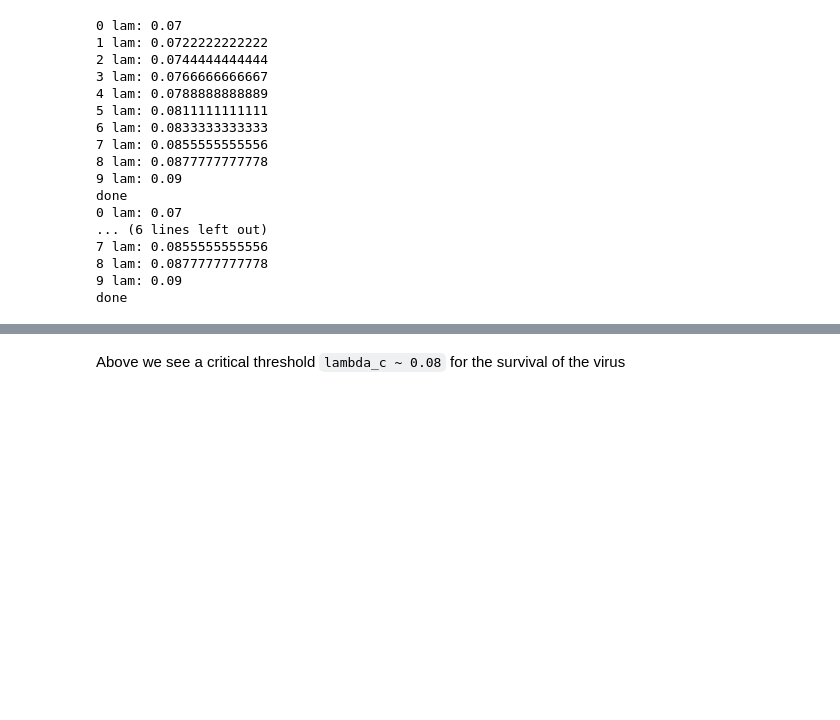
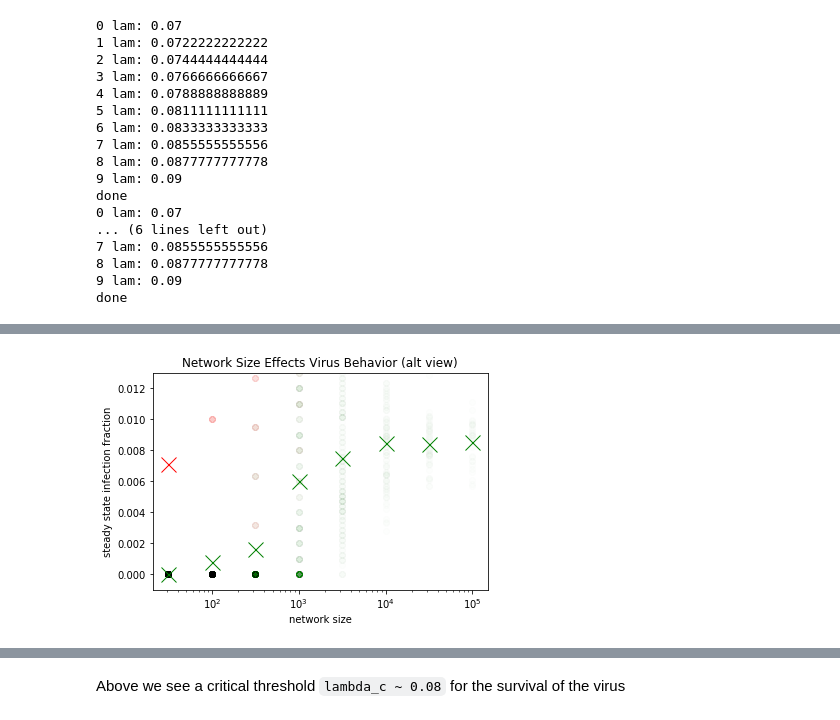
Before and after one commit to DuncanDHall/EpidemicSpreading, a Jupyter notebook: code/play.ipynb, the cells around one changed output, grey strips where cells are left out. Cells and saved outputs as stored; diff of their text form; code cells hidden in the pictures; blank space fills up the shorter version.

```diff
--- a/code/play.ipynb
+++ b/code/play.ipynb
@@ -171,0 +165,21 @@ rhos[-1]
+# %%
+for rf, style1, style2 in zip([rho_finals1, rho_finals2], ['ro', 'go'], ['rx', 'gx']):
+# for rf, style1, style2 in zip([rho_finals2], ['go'], ['gx']):
+    xs, ys = zip(*rf)
+    plt.plot(xs, ys, style1, alpha=0.008)
+    h = {}
+    for x, y in zip(xs, ys):
+        h[x] = h.get(x, []) + [y]
+    xs_bar = list(h.keys())
+    ys_bar = [np.mean(h[x]) for x in xs_bar]
+
+    plt.plot(xs_bar, ys_bar, style2, markersize=15)
+plt.semilogx()
+# plt.loglog()
+plt.ylim(-0.001, 0.013)
+plt.ylabel('steady state infection fraction')
+plt.xlabel('network size')
+plt.title('Network Size Effects Virus Behavior (alt view)')
+plt.savefig('../resources/er_vs_ba_size_comp2.png')
+# %% [output]
+[figure, added]
```
Also changed, not shown: parts of 19 cells of this notebook, 19 other files.
